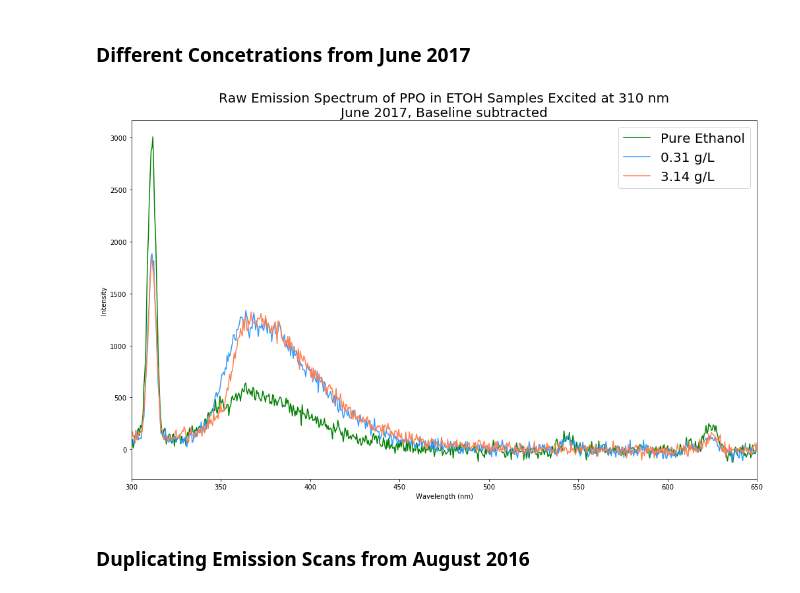
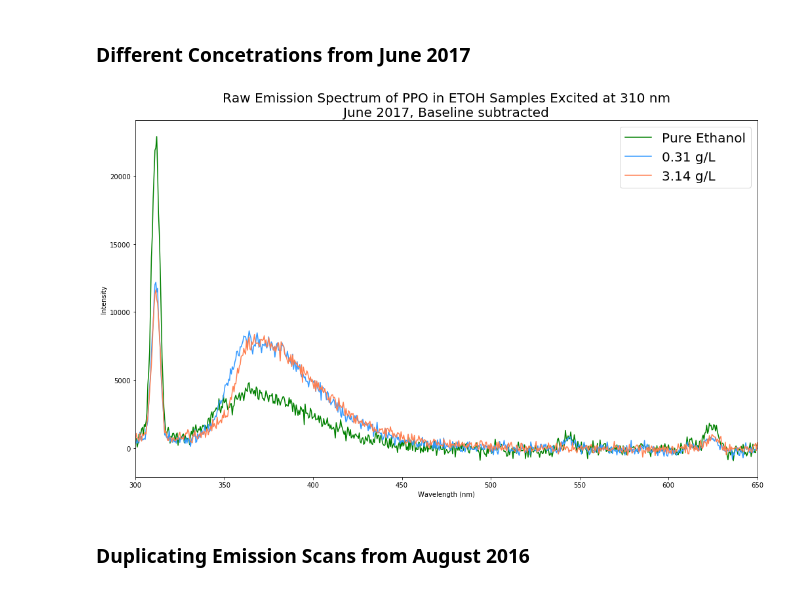
Before and after one commit to nmcneal-bnl/WbLS, a Jupyter notebook: IS_Contamination_Analysis.ipynb, the cells around one changed output. Drawn from its saved outputs; the diff is of its cells as text; code cells hidden in the pictures.

```diff
--- a/IS_Contamination_Analysis.ipynb
+++ b/IS_Contamination_Analysis.ipynb
@@ -260,31 +260,31 @@ Furthermore, a longer integration time did not significantly affect the data, as
 # %%
 noah_path_prefix = "Noah/Integrating Sphere Tests for PPO Contamination/"
 
 # In order of: No PPO, 0.31 g/L, 3.14 g/L
 data_file_names = ["EmissionScan_IS_0x00gperL_PPOinETOH_ex310_em300-650_2sec_20160619.txt",
                    "EmissionScan_IS_0x31gperL_PPOinETOH_ex310_em300-650_2sec_20160619.txt",
                    "EmissionScan_IS_3x14gperL_PPOinETOH_ex310_em300-650_2sec_20160619.txt"]
 
 # Will be a list of PTIData class instances
 data = list()
 colors = ['#008000', '#3399ff', '#ff7f50']
 
 for i in range(0,3):
     data.append(PTIData(noah_path_prefix + data_file_names[i]))
 
 fig, axes = plt.subplots(figsize=(17,10), nrows = 1, ncols=1)
 for i in range(0,3):
-    data[i].baseline_subtracted('raw').plot(x="wavelength",ax=axes, color=colors[i])
+    data[i].baseline_subtracted('cor').plot(x="wavelength",ax=axes, color=colors[i])
 
 axes.set_title("Raw Emission Spectrum of PPO in ETOH Samples Excited at 310 nm\n"+
                 "June 2017, Baseline subtracted",
                 fontsize=20)
 axes.set_xlabel("Wavelength (nm)")
 axes.set_ylabel("Intensity")
 axes.legend(["Pure Ethanol", "0.31 g/L", "3.14 g/L"],prop={'size':20})
 plt.show()
 # %% [output]
-[figure, old version]
+[figure, new version]
 # %% [markdown]
 ### Duplicating Emission Scans from August 2016
 # %%
```
Also changed, not shown: parts of 10 cells of this notebook, 15 other files.
